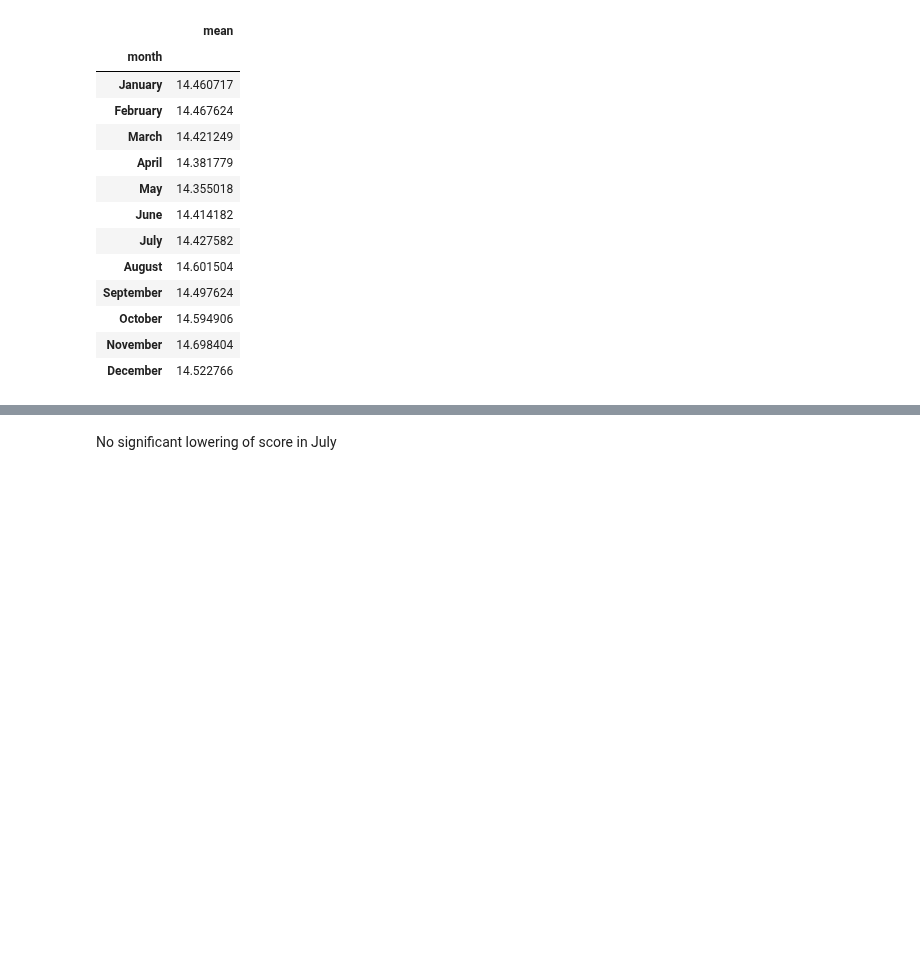
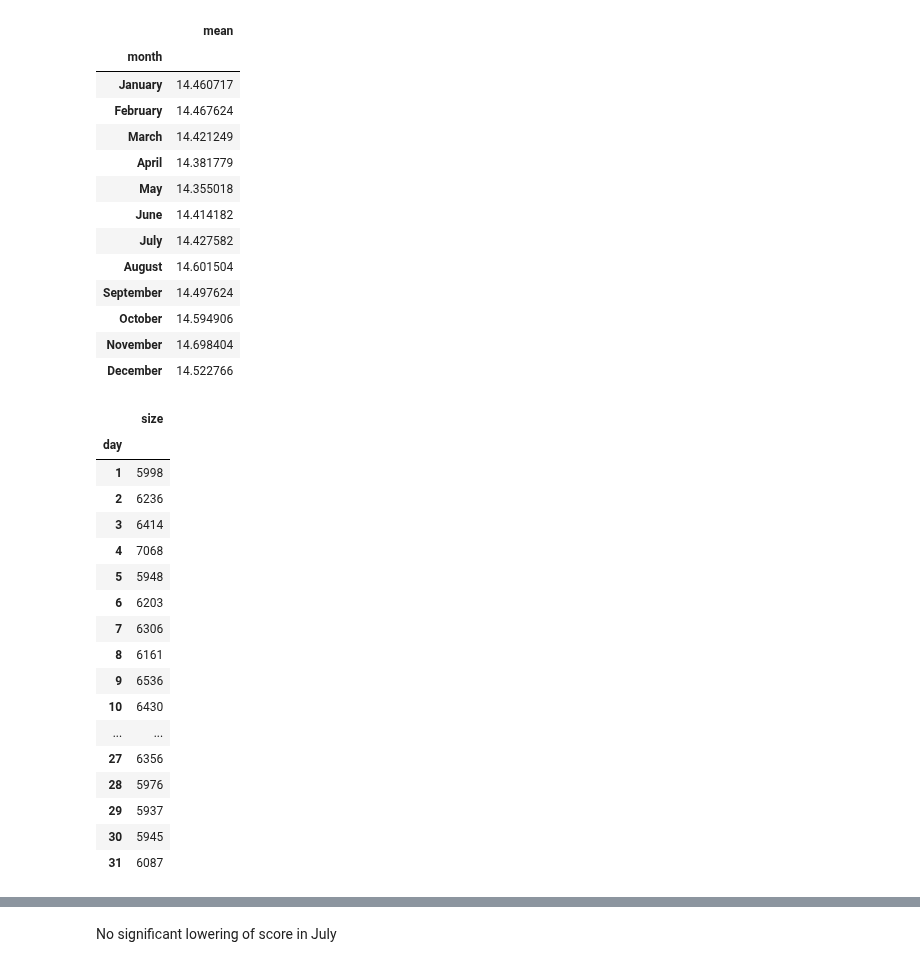
Before and after one commit to nada401/brewing-knowledge, a Jupyter notebook: src/scripts/quality_over_year/quality_over_year.ipynb, the cells around one changed output, grey strips where cells are left out. Saved outputs shown, nothing was run; the diff lists cells and outputs as text; code cells hidden in the pictures; blank space fills up the shorter version.

```diff
--- a/src/scripts/quality_over_year/quality_over_year.ipynb
+++ b/src/scripts/quality_over_year/quality_over_year.ipynb
@@ -251,3 +273,26 @@ df_score_year.head(12)
 | October | 14.594906 |
 | November | 14.698404 |
 | December | 14.522766 |
+# %%
+# rev_july = df_score_year[df_score_year['month'] == 'July'].groupby('day')['expertness_score'].agg(['size'])
+rev_july = df_score_july.groupby('day')['expertness_score'].agg(['size'])
+rev_july.head(31)
+# %% [output]
+|  | size |
+| day |  |
+| 1 | 5998 |
+| 2 | 6236 |
+| 3 | 6414 |
+| 4 | 7068 |
+| 5 | 5948 |
+| 6 | 6203 |
+| 7 | 6306 |
+| 8 | 6161 |
+| 9 | 6536 |
+| 10 | 6430 |
+| ... | ... |
+| 27 | 6356 |
+| 28 | 5976 |
+| 29 | 5937 |
+| 30 | 5945 |
+| 31 | 6087 |
```
Also changed, not shown: parts of 5 cells of this notebook.
